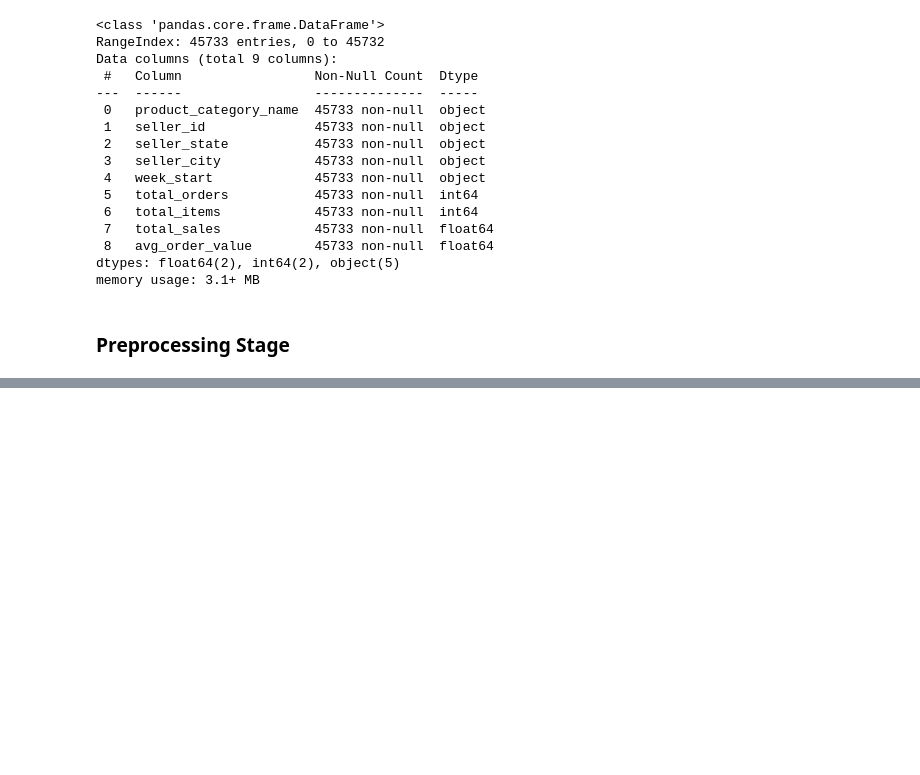
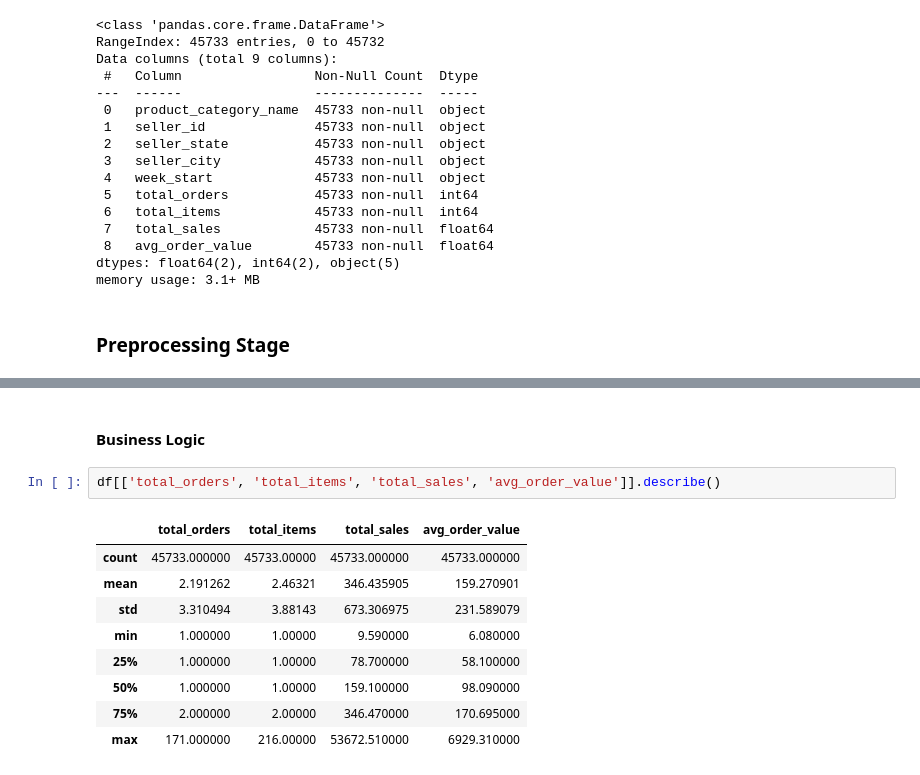
Before and after one commit to andiachmad/olist-ml, a Jupyter notebook: notebooks/preprocessing.ipynb, the cells around one changed output, grey strips where cells are left out. Saved outputs shown, nothing was run; the diff lists cells and outputs as text; blank space fills up the shorter version.

```diff
--- a/notebooks/preprocessing.ipynb
+++ b/notebooks/preprocessing.ipynb
@@ -36,0 +147,14 @@ memory usage: 3.1+ MB
+# %% [markdown]
+#### Business Logic
+# %%
+df[['total_orders', 'total_items', 'total_sales', 'avg_order_value']].describe()
+# %% [output]
+|  | total_orders | total_items | total_sales | avg_order_value |
+| count | 45733.000000 | 45733.00000 | 45733.000000 | 45733.000000 |
+| mean | 2.191262 | 2.46321 | 346.435905 | 159.270901 |
+| std | 3.310494 | 3.88143 | 673.306975 | 231.589079 |
+| min | 1.000000 | 1.00000 | 9.590000 | 6.080000 |
+| 25% | 1.000000 | 1.00000 | 78.700000 | 58.100000 |
+| 50% | 1.000000 | 1.00000 | 159.100000 | 98.090000 |
+| 75% | 2.000000 | 2.00000 | 346.470000 | 170.695000 |
+| max | 171.000000 | 216.00000 | 53672.510000 | 6929.310000 |
```
Also changed, not shown: parts of 22 cells of this notebook, 1 other file.
